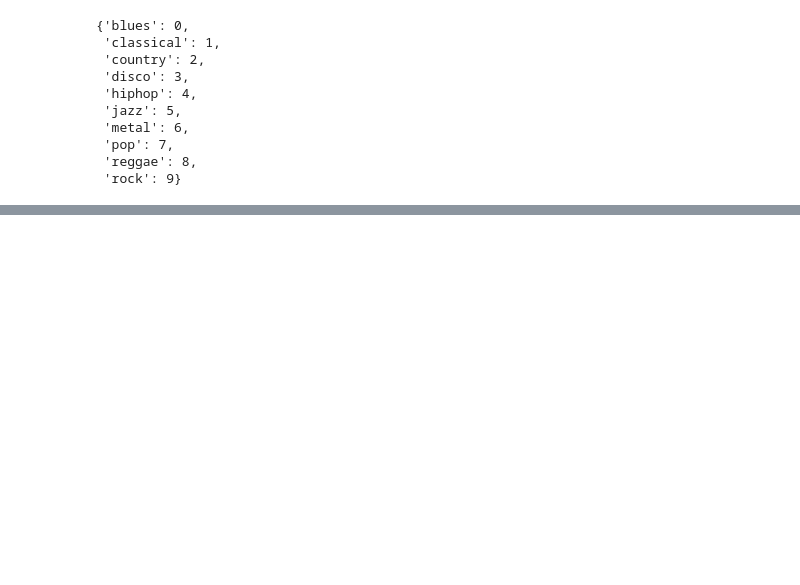
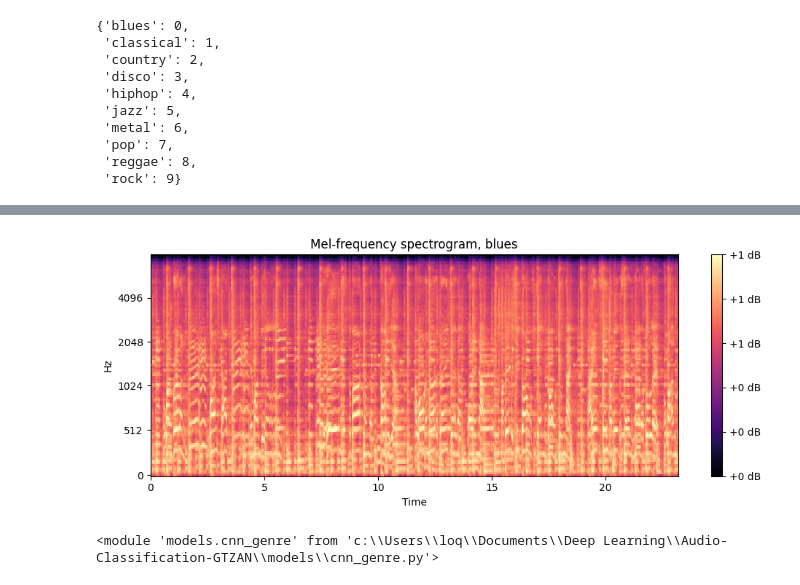
Before and after one commit to Luibbo/Audio-Classification-GTZAN, a Jupyter notebook: music_genres_classification.ipynb, the cells around one changed output, grey strips where cells are left out. Cells and saved outputs as stored; diff of their text form; code cells hidden in the pictures; blank space fills up the shorter version.

Commit message:
Wrote models and trained them, wrote some functions

```diff
--- a/music_genres_classification.ipynb
+++ b/music_genres_classification.ipynb
@@ -290,0 +285,73 @@ audio.shape, label.shape
+# %%
+plt.figure(figsize=(10, 4))
+librosa.display.specshow(train_data_custom[0][0].squeeze().numpy(), sr=sample_rate, x_axis='time', y_axis='mel', fmax=8000)
+plt.colorbar(format='%+2.0f dB')
+plt.title(f'Mel-frequency spectrogram, {class_names[train_data_custom[0][1]]}')
+plt.tight_layout()
+plt.show()
+# %% [output]
+[figure, added]
+# %%
+import importlib
+import models.cnn_genre as cnn
+
+importlib.reload(cnn)
+# class AudioCNN_0(nn.Module):
+#     def __init__(self, input_shape, hidden_units, output_shape):
+#         super().__init__()
+#         self.conv2d_block1 = nn.Sequential(
+#             nn.Conv2d(in_channels=input_shape,
+#                       out_channels=hidden_units,
+#                       kernel_size=2,
+#                       stride=1,
+#                       padding=1),
+#             nn.BatchNorm2d(hidden_units),
+#             nn.ReLU(),
+#             nn.MaxPool2d(kernel_size=4)
+#         )
+
+#         self.conv2d_block2 = nn.Sequential(
+#             nn.Conv2d(in_channels=hidden_units,
+#                       out_channels=hidden_units * 2,
+#                       kernel_size=2,
+#                       stride=1,
+#                       padding=1),
+#             nn.BatchNorm2d(hidden_units * 2),
+#             nn.ReLU(),
+#             nn.MaxPool2d(kernel_size=4)
+#         )
+
+#         self.conv2d_block3 = nn.Sequential(
+#             nn.Conv2d(in_channels=hidden_units * 2,
+#                       out_channels=hidden_units * 4,
+#                       kernel_size=2,
+#                       stride=1,
+#                       padding=1),
+#             nn.BatchNorm2d(hidden_units * 4),
+#             nn.ReLU(),
+#             nn.MaxPool2d(kernel_size=4)
+#         )
+
+#         self.classifier = nn.Sequential(
+
+#             nn.Flatten(),
+#             nn.Linear(in_features=hidden_units * 4 * 2 * 15,
+#                       out_features=128),
+#             nn.ReLU(),
+#             nn.Linear(in_features=128,
+#                       out_features=output_shape)
+#         )
+
+#     def forward(self, x: torch.Tensor) -> torch.Tensor:
+#         # x = self.conv2d_block1(x)
+#         # print(x.shape)
+#         # x = self.conv2d_block2(x)
+#         # print(x.shape)
+#         # x = self.conv2d_block3(x)
+#         # print(x.shape)
+#         # x = self.classifier(x)
+#         # print(x.shape)
+#         # return x
+#         return self.classifier(self.conv2d_block3(self.conv2d_block2(self.conv2d_block1(x))))
+# %% [output]
+<module 'models.cnn_genre' from 'c:\\Users\\loq\\Documents\\Deep Learning\\Audio-Classification-GTZAN\\models\\cnn_genre.py'>
```
Also changed, not shown: parts of 40 cells of this notebook, 2 other files.
